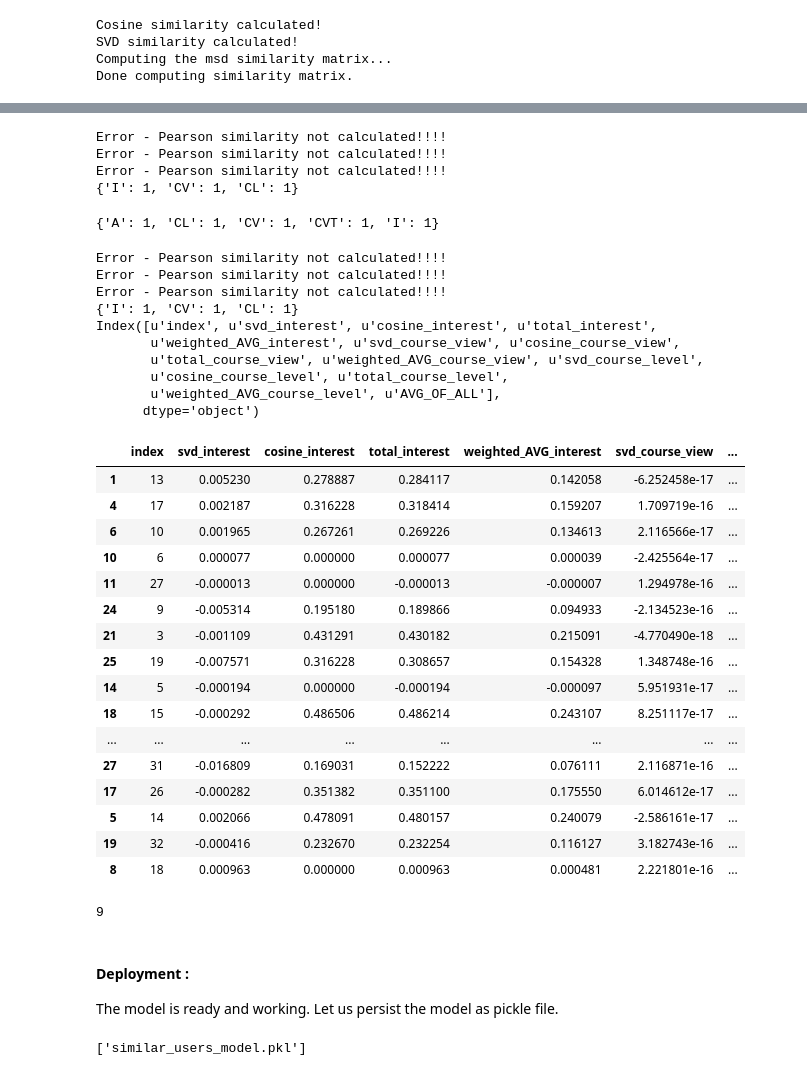
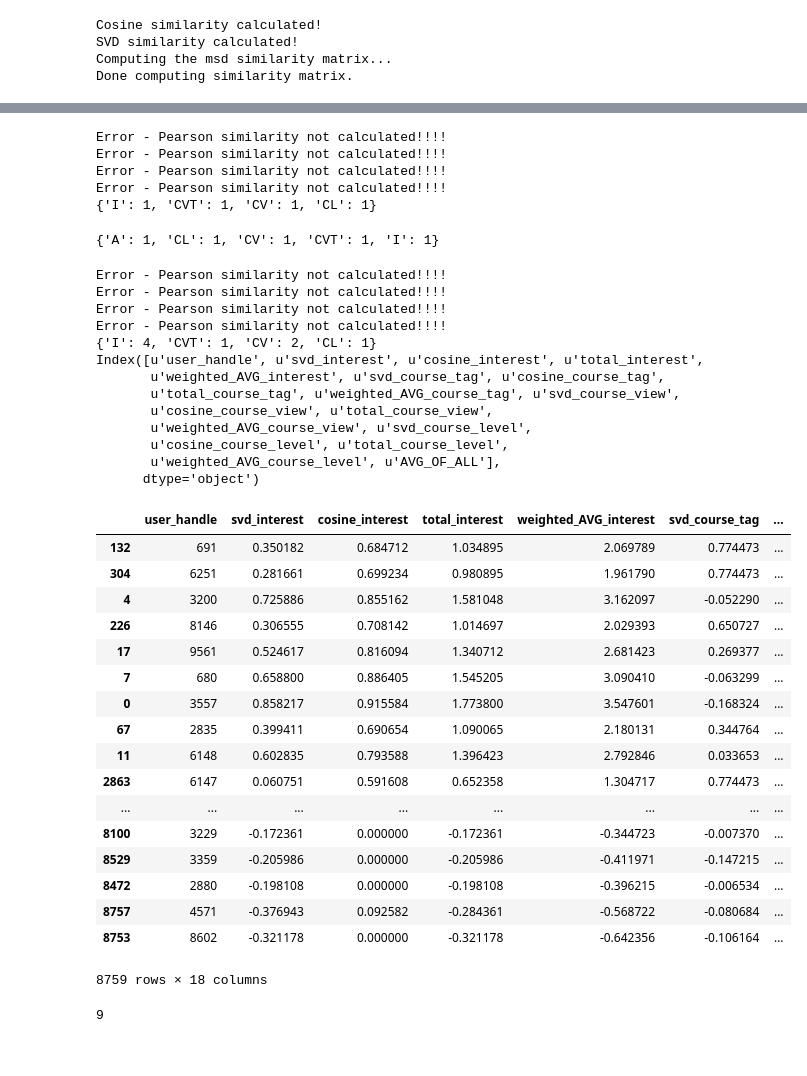
Before and after one commit to amandeepfj/MachineLearningProject, a Jupyter notebook: RecommendationSystemNotebooks/Data Understanding and Model Selection.ipynb, the cells around one changed output, grey strips where cells are left out. Cells and saved outputs as stored; diff of their text form; code cells hidden in the pictures.

```diff
--- a/RecommendationSystemNotebooks/Data Understanding and Model Selection.ipynb
+++ b/RecommendationSystemNotebooks/Data Understanding and Model Selection.ipynb
@@ -152,18 +152,18 @@ There is no missing data, hence we don't have to deal with any missing data case
 # We have some rows which are duplicate. Lets get rid of those rows,
 # so that we can train our model only once on one training set.
 
-if(user_assessment_scores.drop_duplicates().shape[0] != user_assessment_scores.shape[0]):
+if user_assessment_scores.drop_duplicates().shape[0] != user_assessment_scores.shape[0]:
     user_assessment_scores = user_assessment_scores.drop_duplicates()
     print("Duplicates in user assessment scores df removed")
 
-if(user_course_views.drop_duplicates().shape[0] != user_course_views.shape[0]):
+if user_course_views.drop_duplicates().shape[0] != user_course_views.shape[0]:
     user_course_views = user_course_views.drop_duplicates()
     print("Duplicates in user course views df removed")
 
-if(course_tags.drop_duplicates().shape[0] != course_tags.shape[0]):
+if course_tags.drop_duplicates().shape[0] != course_tags.shape[0]:
     course_tags = course_tags.drop_duplicates()
     print("Duplicates in course tags df removed")
 
-if(user_interests.drop_duplicates().shape[0] != user_interests.shape[0]):
+if user_interests.drop_duplicates().shape[0] != user_interests.shape[0]:
     user_interests = user_interests.drop_duplicates()
     print("Duplicates in user interest df removed")
@@ -905,6 +948,7 @@ class SimiliarUsers:
 
         if merged_similarity is not None:
             merged_similarity = self.calculate_total_score(merged_similarity)
+            merged_similarity = merged_similarity.rename(index=str, columns={"index": "user_handle"})
 
         # set the weight back to original
         self.score_weights = temp_weights
@@ -938,60 +982,57 @@ similar_users_model.score_weights
 Error - Pearson similarity not calculated!!!!
 Error - Pearson similarity not calculated!!!!
 Error - Pearson similarity not calculated!!!!
-{'I': 1, 'CV': 1, 'CL': 1}
+Error - Pearson similarity not calculated!!!!
+{'I': 1, 'CVT': 1, 'CV': 1, 'CL': 1}
 {'A': 1, 'CL': 1, 'CV': 1, 'CVT': 1, 'I': 1}
 # %%
 similarity_measures = {
     'user_assessment_similarity_measure' : user_assessment_similarity_measure,
     'user_interest_similarity_measure' : user_interest_similarity_measure,
     'user_courseview_tag_similarity_measure' : user_courseview_tag_similarity_measure,
     'user_courseview_similarity_measure' : user_courseview_similarity_measure,
     'user_course_level_similarity_measure' : user_course_level_similarity_measure,
     'score_weights' : {'A' : 1, 'I' : 1, 'CVT' : 1, 'CV' : 1, 'CL' : 1}
 }
 similar_users_model = SimiliarUsers(similarity_measures)
-similar_users_model.set_score_weights({'A' : 1, 'I' : 1, 'CVT' : 2, 'CV' : 1, 'CL' : 1})
+similar_users_model.set_score_weights({'A' : 4, 'I' : 4, 'CVT' : 1, 'CV' : 2, 'CL' : 1})
 similar_users_df = similar_users_model.get_similar_users('1')
 print(similar_users_df.columns)
 similar_users_df
 # %% [output]
 Error - Pearson similarity not calculated!!!!
 Error - Pearson similarity not calculated!!!!
 Error - Pearson similarity not calculated!!!!
-{'I': 1, 'CV': 1, 'CL': 1}
-Index([u'index', u'svd_interest', u'cosine_interest', u'total_interest',
-       u'weighted_AVG_interest', u'svd_course_view', u'cosine_course_view',
-       u'total_course_view', u'weighted_AVG_course_view', u'svd_course_level',
+Error - Pearson similarity not calculated!!!!
+{'I': 4, 'CVT': 1, 'CV': 2, 'CL': 1}
+Index([u'user_handle', u'svd_interest', u'cosine_interest', u'total_interest',
+       u'weighted_AVG_interest', u'svd_course_tag', u'cosine_course_tag',
+       u'total_course_tag', u'weighted_AVG_course_tag', u'svd_course_view',
+       u'cosine_course_view', u'total_course_view',
+       u'weighted_AVG_course_view', u'svd_course_level',
        u'cosine_course_level', u'total_course_level',
        u'weighted_AVG_course_level', u'AVG_OF_ALL'],
       dtype='object')
-|  | index | svd_interest | cosine_interest | total_interest | weighted_AVG_interest | svd_course_view | ... |
-| 1 | 13 | 0.005230 | 0.278887 | 0.284117 | 0.142058 | -6.252458e-17 | ... |
-| 4 | 17 | 0.002187 | 0.316228 | 0.318414 | 0.159207 | 1.709719e-16 | ... |
-| 6 | 10 | 0.001965 | 0.267261 | 0.269226 | 0.134613 | 2.116566e-17 | ... |
-| 10 | 6 | 0.000077 | 0.000000 | 0.000077 | 0.000039 | -2.425564e-17 | ... |
-| 11 | 27 | -0.000013 | 0.000000 | -0.000013 | -0.000007 | 1.294978e-16 | ... |
-| 24 | 9 | -0.005314 | 0.195180 | 0.189866 | 0.094933 | -2.134523e-16 | ... |
-| 21 | 3 | -0.001109 | 0.431291 | 0.430182 | 0.215091 | -4.770490e-18 | ... |
-| 25 | 19 | -0.007571 | 0.316228 | 0.308657 | 0.154328 | 1.348748e-16 | ... |
-| 14 | 5 | -0.000194 | 0.000000 | -0.000194 | -0.000097 | 5.951931e-17 | ... |
-| 18 | 15 | -0.000292 | 0.486506 | 0.486214 | 0.243107 | 8.251117e-17 | ... |
+|  | user_handle | svd_interest | cosine_interest | total_interest | weighted_AVG_interest | svd_course_tag | ... |
+| 132 | 691 | 0.350182 | 0.684712 | 1.034895 | 2.069789 | 0.774473 | ... |
+| 304 | 6251 | 0.281661 | 0.699234 | 0.980895 | 1.961790 | 0.774473 | ... |
+| 4 | 3200 | 0.725886 | 0.855162 | 1.581048 | 3.162097 | -0.052290 | ... |
+| 226 | 8146 | 0.306555 | 0.708142 | 1.014697 | 2.029393 | 0.650727 | ... |
+| 17 | 9561 | 0.524617 | 0.816094 | 1.340712 | 2.681423 | 0.269377 | ... |
+| 7 | 680 | 0.658800 | 0.886405 | 1.545205 | 3.090410 | -0.063299 | ... |
+| 0 | 3557 | 0.858217 | 0.915584 | 1.773800 | 3.547601 | -0.168324 | ... |
+| 67 | 2835 | 0.399411 | 0.690654 | 1.090065 | 2.180131 | 0.344764 | ... |
+| 11 | 6148 | 0.602835 | 0.793588 | 1.396423 | 2.792846 | 0.033653 | ... |
+| 2863 | 6147 | 0.060751 | 0.591608 | 0.652358 | 1.304717 | 0.774473 | ... |
 | ... | ... | ... | ... | ... | ... | ... | ... |
-| 27 | 31 | -0.016809 | 0.169031 | 0.152222 | 0.076111 | 2.116871e-16 | ... |
-| 17 | 26 | -0.000282 | 0.351382 | 0.351100 | 0.175550 | 6.014612e-17 | ... |
-| 5 | 14 | 0.002066 | 0.478091 | 0.480157 | 0.240079 | -2.586161e-17 | ... |
-| 19 | 32 | -0.000416 | 0.232670 | 0.232254 | 0.116127 | 3.182743e-16 | ... |
-| 8 | 18 | 0.000963 | 0.000000 | 0.000963 | 0.000481 | 2.221801e-16 | ... |
+| 8100 | 3229 | -0.172361 | 0.000000 | -0.172361 | -0.344723 | -0.007370 | ... |
+| 8529 | 3359 | -0.205986 | 0.000000 | -0.205986 | -0.411971 | -0.147215 | ... |
+| 8472 | 2880 | -0.198108 | 0.000000 | -0.198108 | -0.396215 | -0.006534 | ... |
+| 8757 | 4571 | -0.376943 | 0.092582 | -0.284361 | -0.568722 | -0.080684 | ... |
+| 8753 | 8602 | -0.321178 | 0.000000 | -0.321178 | -0.642356 | -0.106164 | ... |
+8759 rows × 18 columns
 # %%
 score_weights = {'A' : 1, 'I' : 8, 'CVT' : 0, 'CV' : 0, 'CL' : 0}
 sum(score_weights.values())
 # %% [output]
 9
-# %% [markdown]
-#### Deployment :
-The model is ready and working. Let us persist the model as pickle file.
-# %%
-from sklearn.externals import joblib
-joblib.dump(similar_users_model, 'similar_users_model.pkl')
-# %% [output]
-['similar_users_model.pkl']
```
Also changed, not shown: parts of 15 cells of this notebook, 3 other files.
